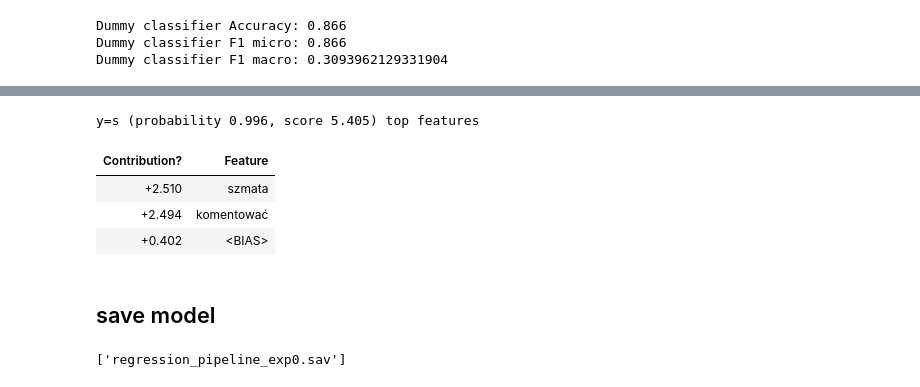
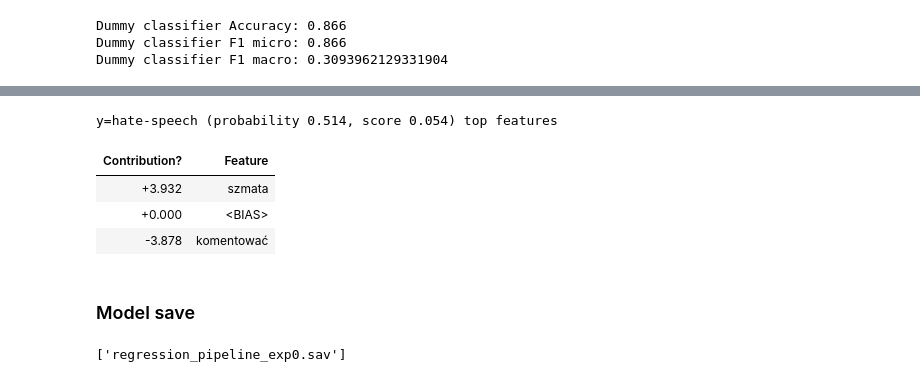
Before and after one commit to g0lemXIV/harmfulness_app, a Jupyter notebook: notebooks/Experiment_0_20200910.ipynb, the cells around one changed output, grey strips where cells are left out. Saved outputs shown, nothing was run; the diff lists cells and outputs as text; code cells hidden in the pictures.

```diff
--- a/notebooks/Experiment_0_20200910.ipynb
+++ b/notebooks/Experiment_0_20200910.ipynb
@@ -323,25 +329,18 @@ visualize_model(d_comp["processed_text"].values, y_test_dev, pipe, plot_type)
 # %%
 import eli5
 from eli5.lime import TextExplainer
 
 te = TextExplainer(random_state=42)
 te.fit(d_comp["processed_text"].values[24], pipe.predict_proba)
-te.show_prediction(target_names=['d', 's', 'f'])
+te.show_prediction(target_names=classes)
+# %% [output]
+y=hate-speech (probability 0.514, score 0.054) top features
+| Contribution? | Feature |
+| +3.932 | szmata |
+| +0.000 | <BIAS> |
+| -3.878 | komentować |
-# %%
-import eli5
-from eli5.lime import TextExplainer
-
-te = TextExplainer(random_state=42)
-te.fit(d_comp["processed_text"].values[24], pipe.predict_proba)
-te.show_prediction(target_names=['d', 's', 'f'])
-# %% [output]
-y=s (probability 0.996, score 5.405) top features
-| Contribution? | Feature |
-| +2.510 | szmata |
-| +2.494 | komentować |
-| +0.402 | <BIAS> |
 # %% [markdown]
-## save model
+### Model save
 # %%
 import joblib
 # save the model to disk
```
Also changed, not shown: parts of 14 cells of this notebook, 1 other file.
